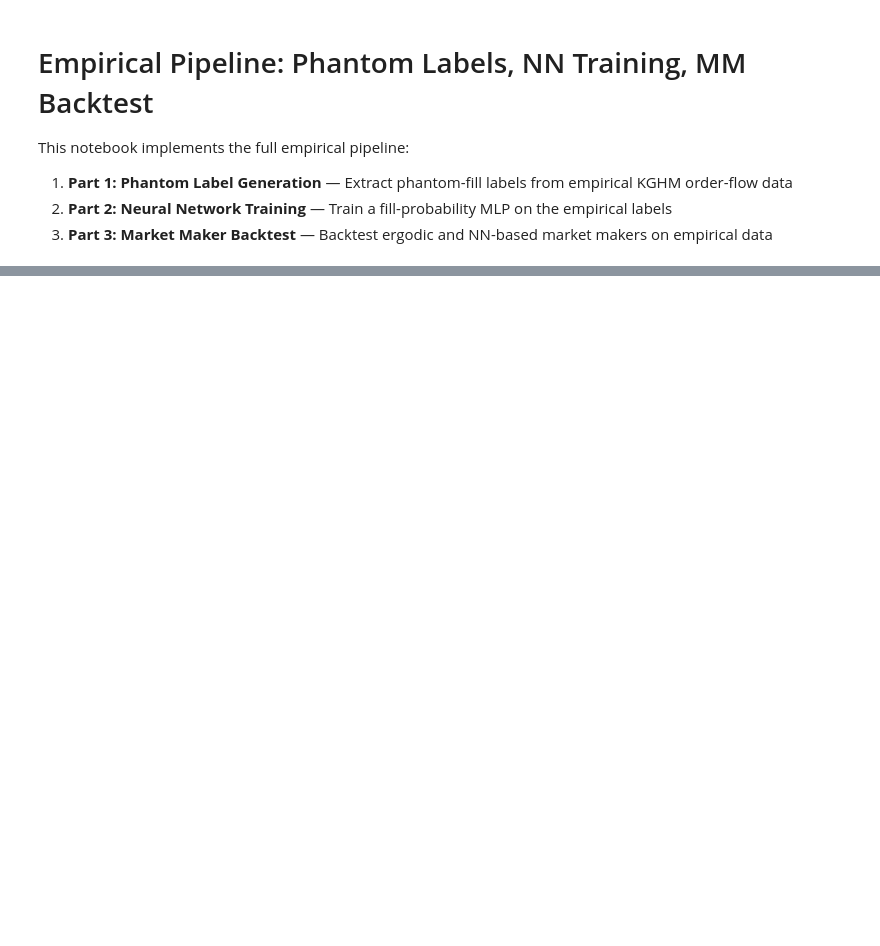
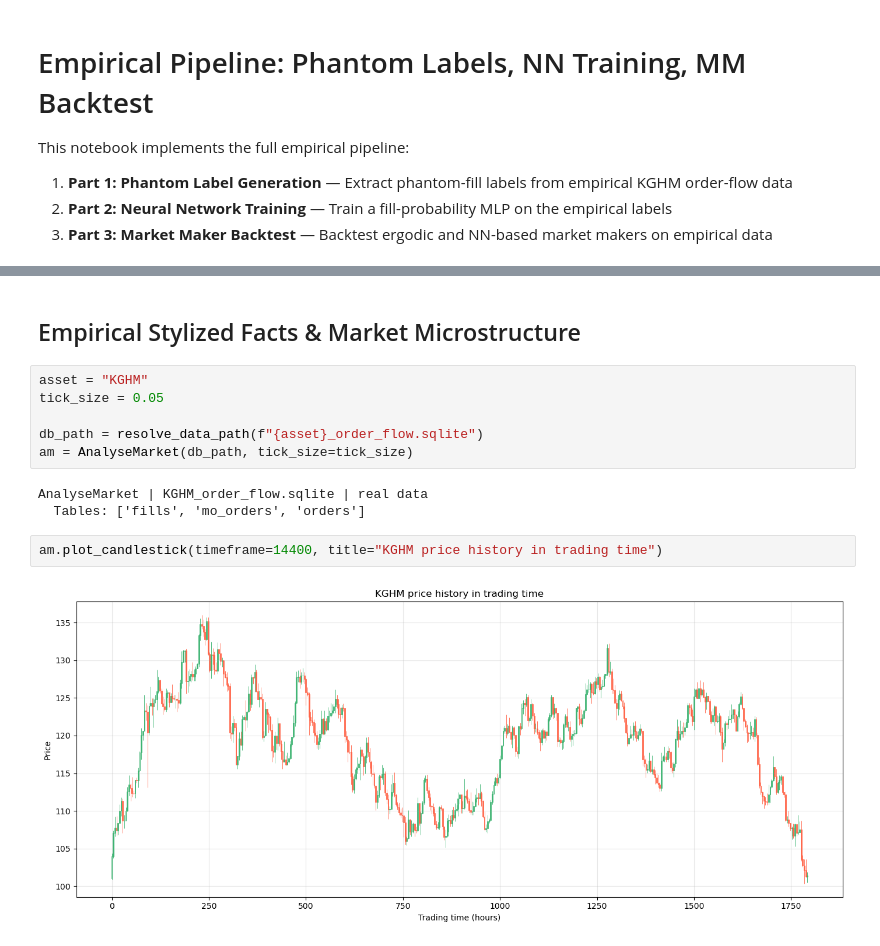
Before and after one commit to JTimmr/thesis, a Jupyter notebook: notebooks/empirical_pipeline.ipynb, the cells around one changed output, grey strips where cells are left out. Saved outputs shown, nothing was run; the diff lists cells and outputs as text; blank space fills up the shorter version.

```diff
--- a/notebooks/empirical_pipeline.ipynb
+++ b/notebooks/empirical_pipeline.ipynb
@@ -857,0 +30,15 @@ print(f"§3a diagnostic γ={diag_gamma}")
+# %% [markdown]
+## Empirical Stylized Facts & Market Microstructure
+# %%
+asset = "KGHM"
+tick_size = 0.05
+
+db_path = resolve_data_path(f"{asset}_order_flow.sqlite")
+am = AnalyseMarket(db_path, tick_size=tick_size)
+# %% [output]
+AnalyseMarket | KGHM_order_flow.sqlite | real data
+  Tables: ['fills', 'mo_orders', 'orders']
+# %%
+am.plot_candlestick(timeframe=14400, title="KGHM price history in trading time")
+# %% [output]
+[figure, added]
```
Also changed, not shown: parts of 38 cells of this notebook, 3 other files.
